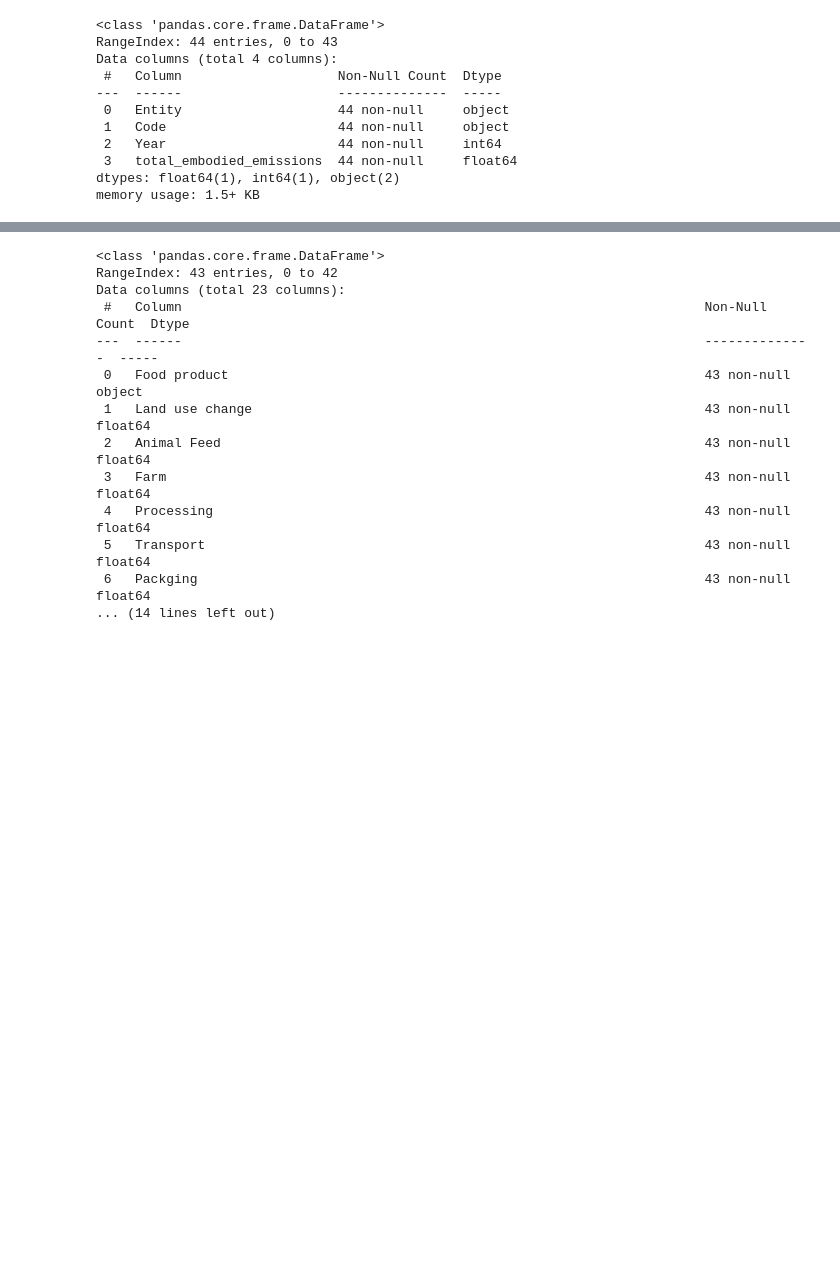
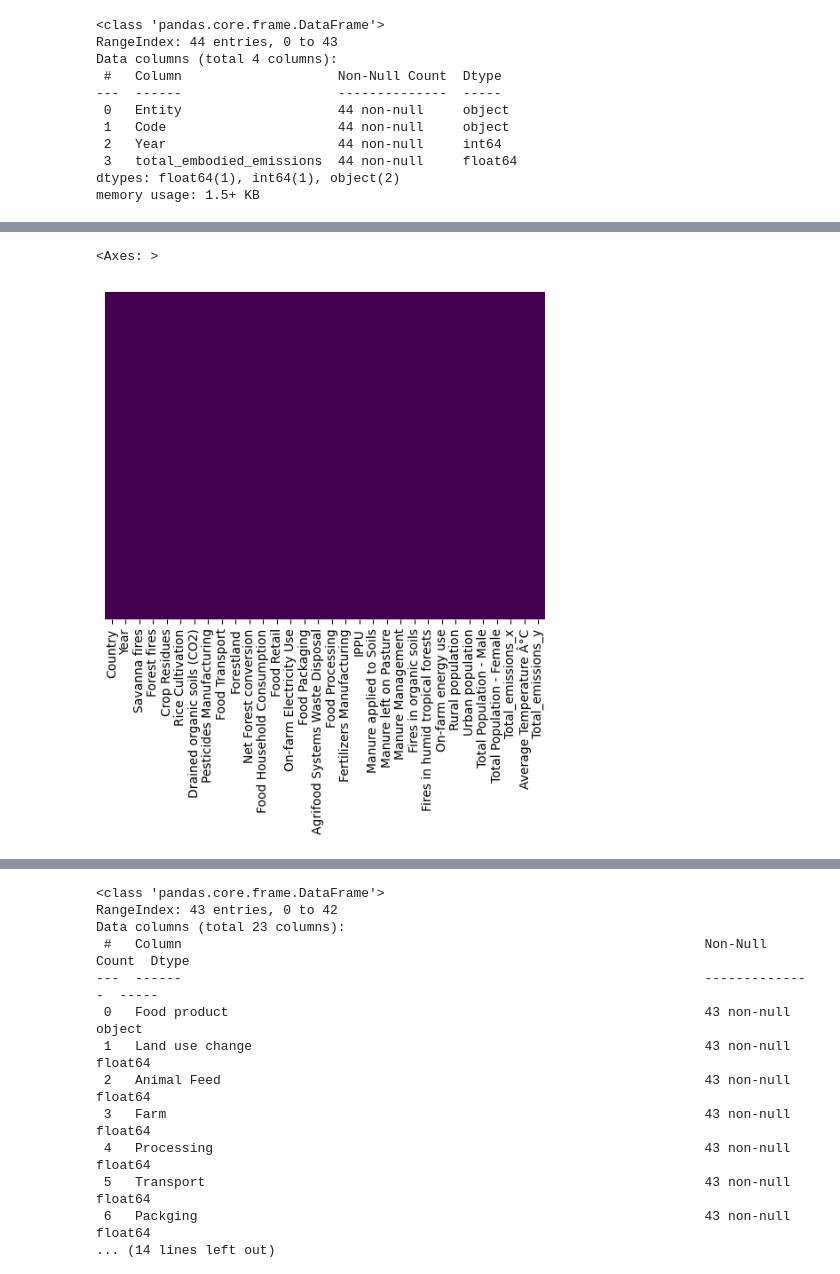
Before and after one commit to CatarinaCosta02/AIS, a Jupyter notebook: ais.ipynb, the cells around one changed output, grey strips where cells are left out. Saved outputs shown, nothing was run; the diff lists cells and outputs as text; code cells hidden in the pictures; blank space fills up the shorter version.

```diff
--- a/ais.ipynb
+++ b/ais.ipynb
@@ -73,3 +75,6 @@ df_agroFood
 | 6963 | Zimbabwe | 2019 | 1591.6049 | 171.0262 | 45.4574 | 7.8322 | 0.0 | ... |
 | 6964 | Zimbabwe | 2020 | 481.9027 | 48.4197 | 108.3022 | 7.9733 | 0.0 | ... |
 2496 rows × 31 columns
+# %%
+df_agroFood = df_agroFood.rename(columns={'Area': 'Country', 'total_emission': 'Total_emissions'})
+df_agroFood
@@ -98,7 +128,7 @@ dtypes: float64(1), int64(1), object(2)
 memory usage: 1.5+ KB
 # %%
 # make a rename
-df_co2Deforest = df_co2Deforest.rename(columns={"Entity": "Country", "total_embodied_emissions": "Total_emission"})
+df_co2Deforest = df_co2Deforest.rename(columns={"Entity": "Country", "total_embodied_emissions": "Total_emissions"})
 to_drop = ["Code"]
 df_co2Deforest = df_co2Deforest.drop(to_drop, axis=1)
 # %%
@@ -115,2 +145,6 @@ Data columns (total 3 columns):
 dtypes: float64(1), int64(1), object(1)
 memory usage: 1.2+ KB
+# %%
+# merge do df_agroFood e do df_co2Deforest pelo pais
+df_agroCO2Deforest = pd.merge(df_agroFood, df_co2Deforest, on=['Country', 'Year'], how='inner')
+df_agroCO2Deforest
@@ -116,0 +169,5 @@ memory usage: 1.2+ KB
+# %%
+sns.heatmap(df_agroCO2Deforest.isnull(),yticklabels=False,cbar=False,cmap='viridis')
+# %% [output]
+<Axes: >
+[figure, added]
```
Also changed, not shown: parts of 13 cells of this notebook, 2 other files.
